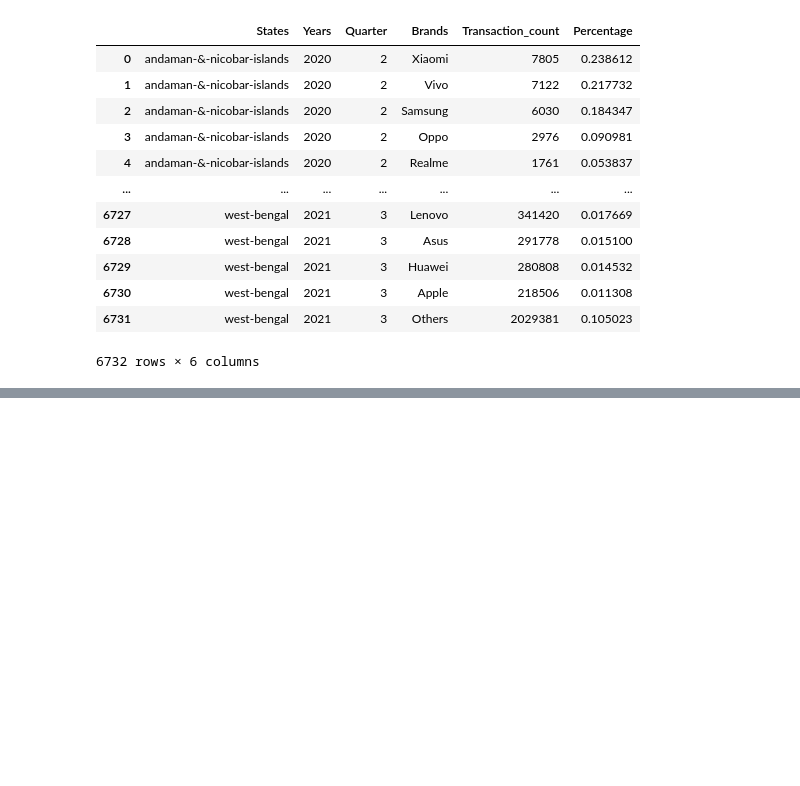
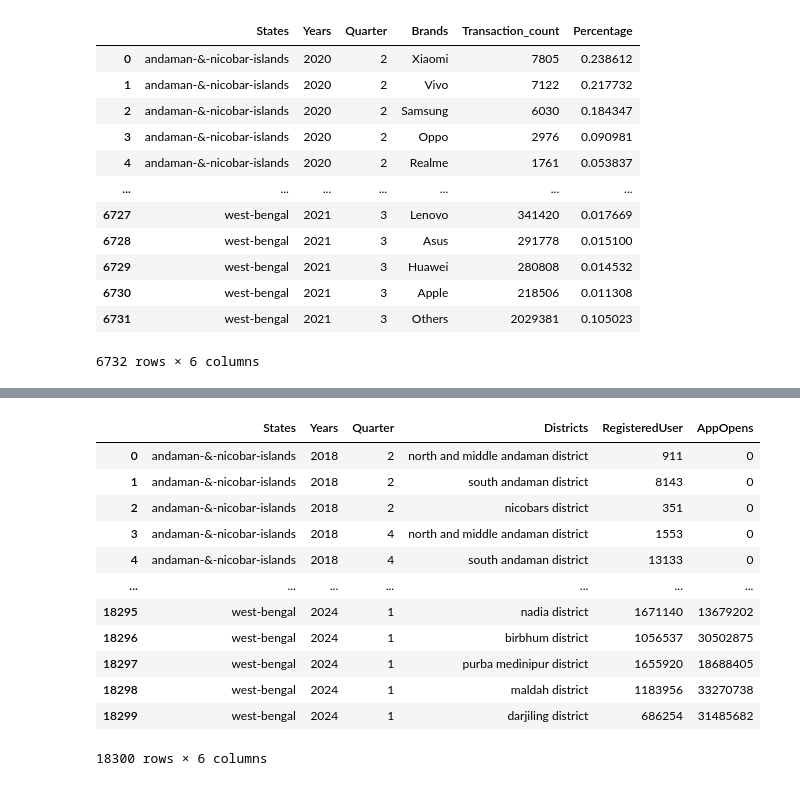
Before and after one commit to Bhaaarath/PhonePe_PulseAnalysis, a Jupyter notebook: Pulse_phonePe.ipynb, the cells around one changed output, grey strips where cells are left out. Cells and saved outputs as stored; diff of their text form; code cells hidden in the pictures; blank space fills up the shorter version.

```diff
--- a/Pulse_phonePe.ipynb
+++ b/Pulse_phonePe.ipynb
@@ -115,0 +164,48 @@ aggre_user
+# %%
+#map_user
+path4 = "/content/drive/MyDrive/pulse/data/map/user/hover/country/india/state/"
+map_user_list = os.listdir(path4)
+
+columns4 = {"States":[], "Years":[], "Quarter":[], "Districts":[], "RegisteredUser":[], "AppOpens":[]}
+
+for state in map_user_list:
+    cur_states = path4+state+"/"
+    map_year_list = os.listdir(cur_states)
+
+    for year in map_year_list:
+        cur_years = cur_states+year+"/"
+        map_file_list = os.listdir(cur_years)
+
+        for file in map_file_list:
+            cur_files = cur_years+file
+            data = open(cur_files,"r")
+            F = json.load(data)
+
+            for i in F["data"]["hoverData"].items():
+                district = i[0]
+                registereduser = i[1]["registeredUsers"]
+                appopens = i[1]["appOpens"]
+                columns4["Districts"].append(district)
+                columns4["RegisteredUser"].append(registereduser)
+                columns4["AppOpens"].append(appopens)
+                columns4["States"].append(state)
+                columns4["Years"].append(year)
+                columns4["Quarter"].append(int(file.strip(".json")))
+# %%
+map_user = pd.DataFrame(columns4)
+# %%
+map_user
+# %% [output]
+|  | States | Years | Quarter | Districts | RegisteredUser | AppOpens |
+| 0 | andaman-&-nicobar-islands | 2018 | 2 | north and middle andaman district | 911 | 0 |
+| 1 | andaman-&-nicobar-islands | 2018 | 2 | south andaman district | 8143 | 0 |
+| 2 | andaman-&-nicobar-islands | 2018 | 2 | nicobars district | 351 | 0 |
+| 3 | andaman-&-nicobar-islands | 2018 | 4 | north and middle andaman district | 1553 | 0 |
+| 4 | andaman-&-nicobar-islands | 2018 | 4 | south andaman district | 13133 | 0 |
+| ... | ... | ... | ... | ... | ... | ... |
+| 18295 | west-bengal | 2024 | 1 | nadia district | 1671140 | 13679202 |
+| 18296 | west-bengal | 2024 | 1 | birbhum district | 1056537 | 30502875 |
+| 18297 | west-bengal | 2024 | 1 | purba medinipur district | 1655920 | 18688405 |
+| 18298 | west-bengal | 2024 | 1 | maldah district | 1183956 | 33270738 |
+| 18299 | west-bengal | 2024 | 1 | darjiling district | 686254 | 31485682 |
+18300 rows × 6 columns
```
Also changed, not shown: parts of 3 cells of this notebook.
